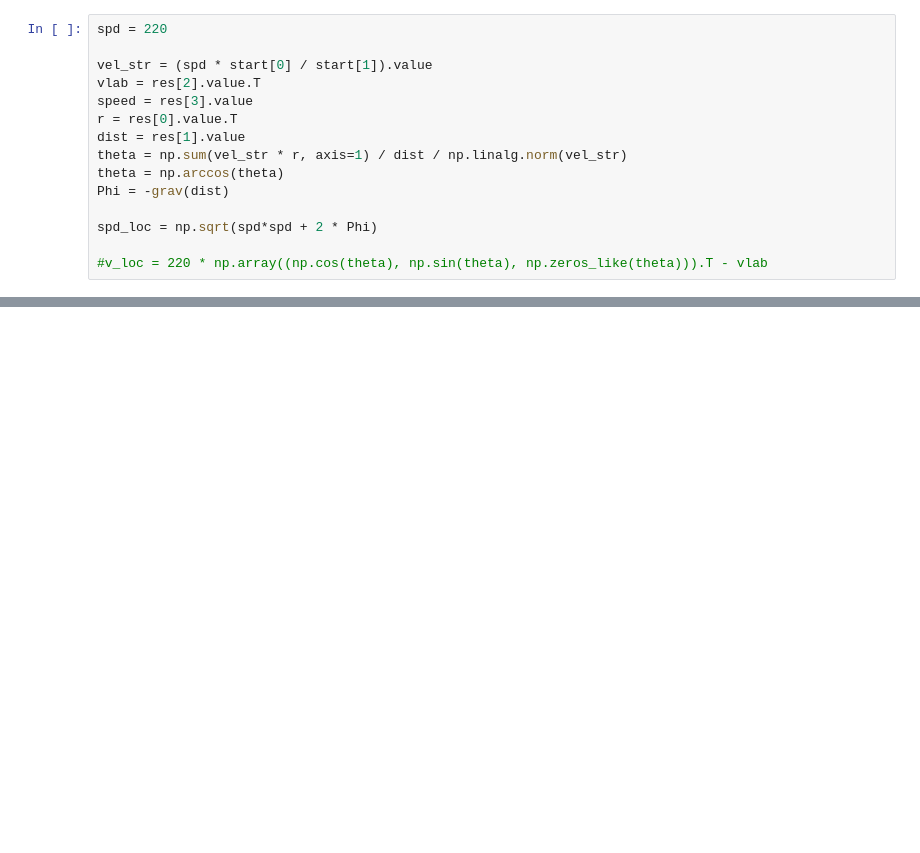
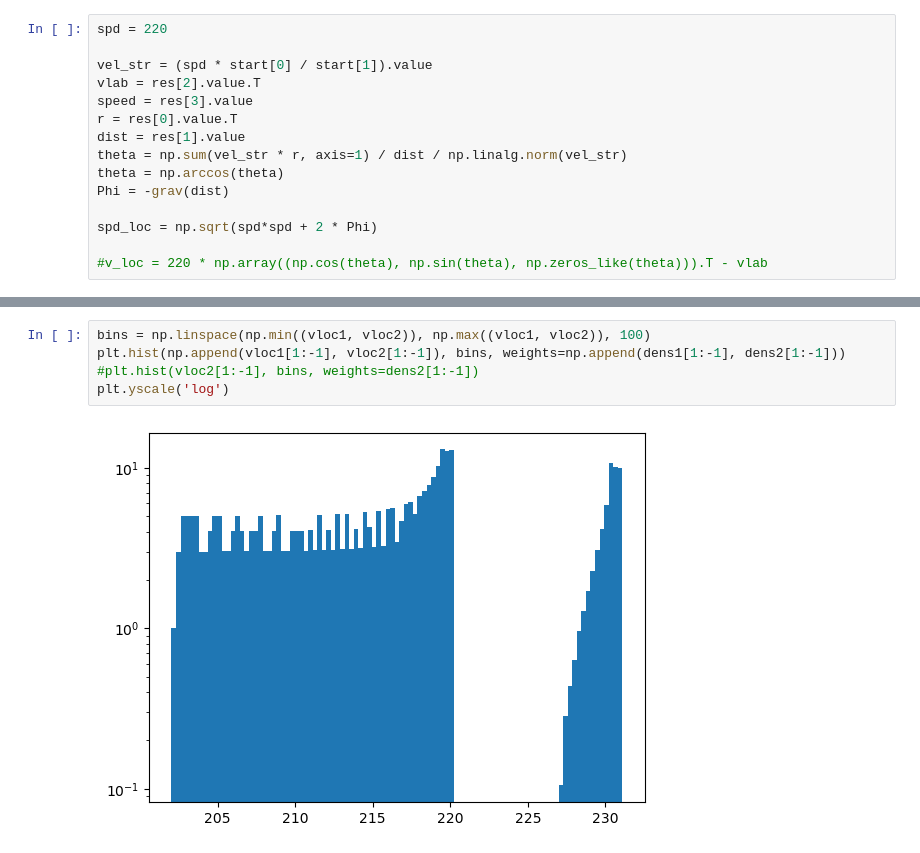
Before and after one commit to shauryagarg145/dark-matter-waves, a Jupyter notebook: annual.ipynb, the cells around one changed output, grey strips where cells are left out. Drawn from its saved outputs; the diff is of its cells as text; blank space fills up the shorter version.

```diff
--- a/annual.ipynb
+++ b/annual.ipynb
@@ -144,3 +168,10 @@ plt.semilogy(vloc2[1:-1], dens2[1:-1])
+# %%
+bins = np.linspace(np.min((vloc1, vloc2)), np.max((vloc1, vloc2)), 100)
+plt.hist(np.append(vloc1[1:-1], vloc2[1:-1]), bins, weights=np.append(dens1[1:-1], dens2[1:-1]))
+#plt.hist(vloc2[1:-1], bins, weights=dens2[1:-1])
+plt.yscale('log')
+# %% [output]
+[figure, added]
 # %%
 plt.plot(vloc1)
 plt.plot(vloc2)
```
Also changed, not shown: parts of 20 cells of this notebook.
